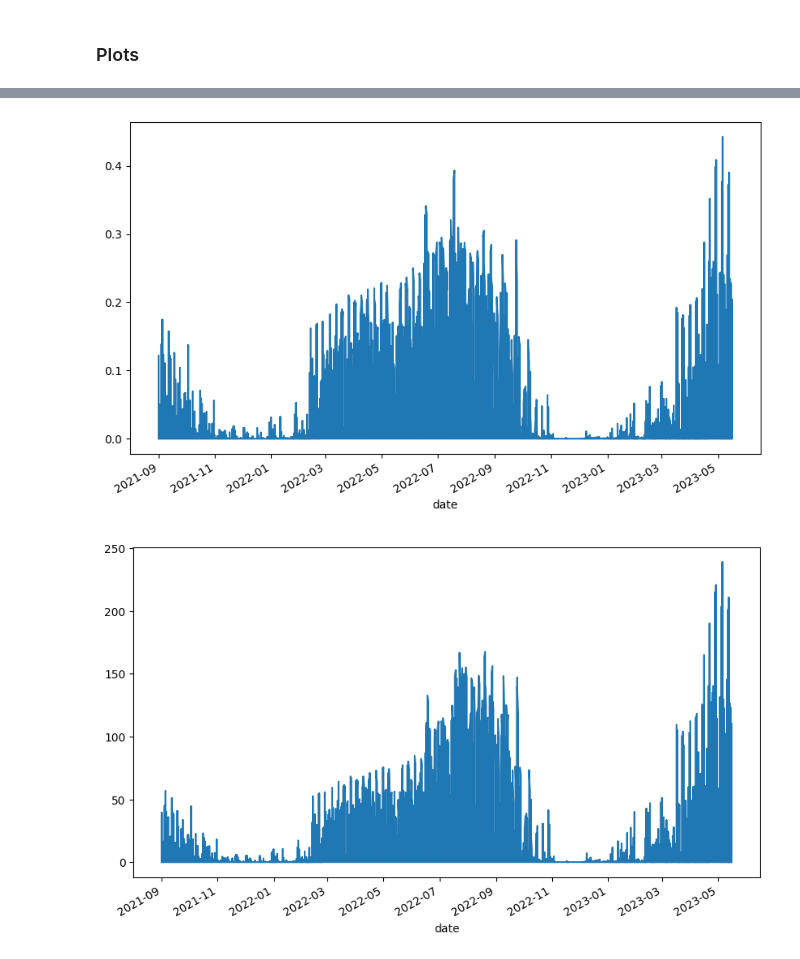
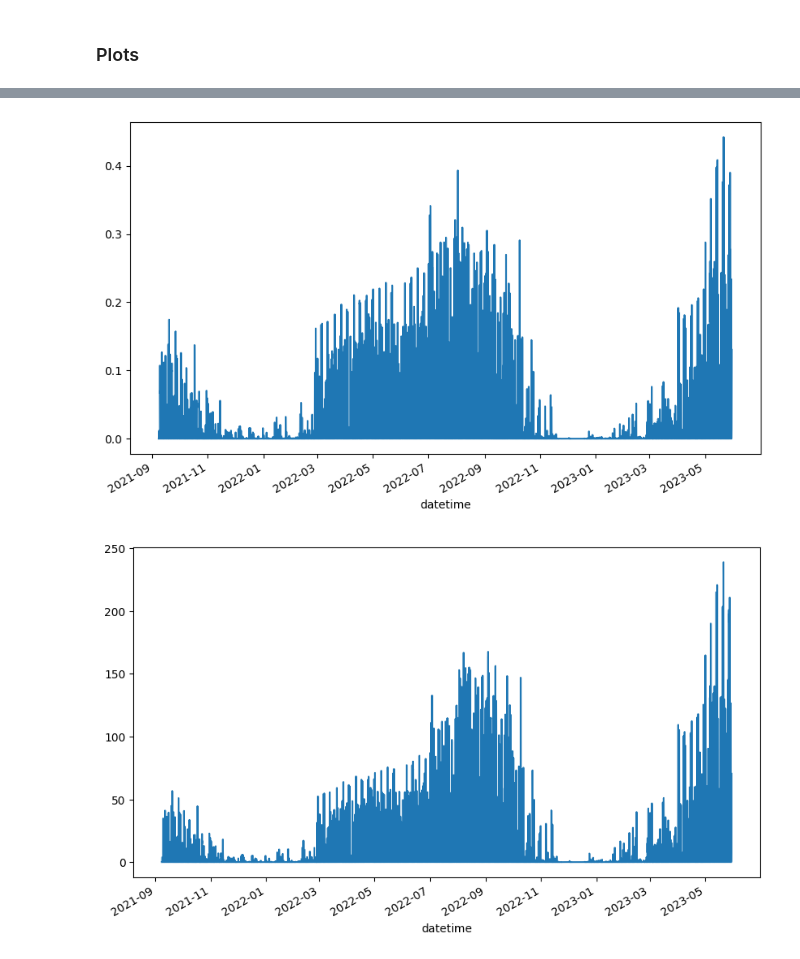
Before and after one commit to Olks/mlzoomcamp-capstone-project, a Jupyter notebook: eda.ipynb, the cells around one changed output, grey strips where cells are left out. Saved outputs shown, nothing was run; the diff lists cells and outputs as text; code cells hidden in the pictures.

Commit message:
data ready to model

```diff
--- a/eda.ipynb
+++ b/eda.ipynb
@@ -46,3 +72,14 @@ df
+# %%
+# Transform to pandas datetime format
+df['datetime'] = pd.to_datetime(df['datetime'])
+# %%
+# Get year, month, day, day of the year and hour
+df['year'] = df['datetime'].dt.year
+df['month'] = df['datetime'].dt.month
+df['day'] = df['datetime'].dt.day
+df['weekday'] = df['datetime'].dt.weekday
+df['dayofyear'] = df['datetime'].dt.dayofyear
+df['hour'] = df['datetime'].dt.hour
 # %%
 df.groupby('month').target.mean().plot.bar(title='Mean hourly energy production by months');
 # .sort_values()
@@ -367,7 +261,7 @@ data.shape
 # %% [markdown]
 #### Handling missing values: exclude
 # %%
-data = data.loc[~data.isna().any(axis=1)].reset_index(drop=True)
+data = df.loc[~df.isna().any(axis=1)].reset_index(drop=True)
 # %%
 data
 # %% [output]
@@ -389,4 +283,2 @@ data.to_csv("energy_production_data.csv", index=False)
 # %% [markdown]
 ### Plots
-# %%
-data.loc[:,'date'] = pd.to_datetime(dict(year=df.loc[:,"year"], month=df.loc[:,"month"], day=df.loc[:,"day"]))
@@ -409,10 +285,10 @@ data
 # %%
 data.loc[:,"production_per_cap_unit"] = data["target"] / data["installed_capacity"]
 # %%
-data.loc[data.is_consumption==0].set_index("date").production_per_cap_unit.plot(figsize=(10,6));
+data.set_index("datetime").production_per_cap_unit.plot(figsize=(10,6));
 # %% [output]
-[figure, old version]
+[figure, new version]
 # %%
-data.loc[data.is_consumption==0].set_index("date").target.plot(figsize=(10,6));
+data.set_index("datetime").target.plot(figsize=(10,6));
 # %% [output]
-[figure, old version]
+[figure, new version]
```
Also changed, not shown: parts of 21 cells of this notebook, 7 other files.
